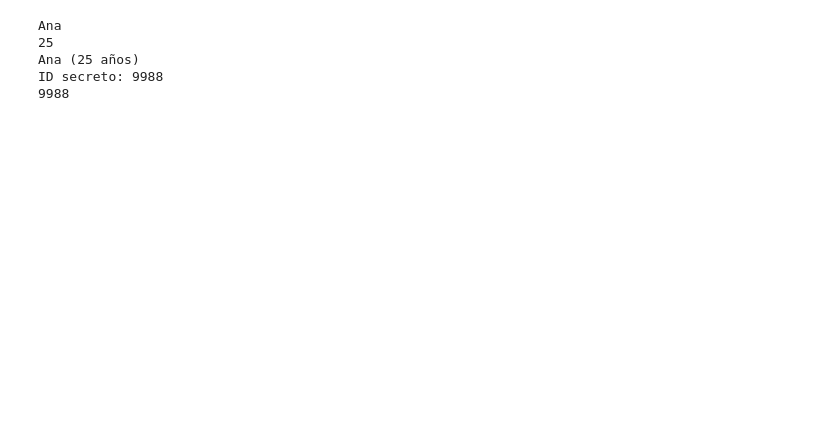
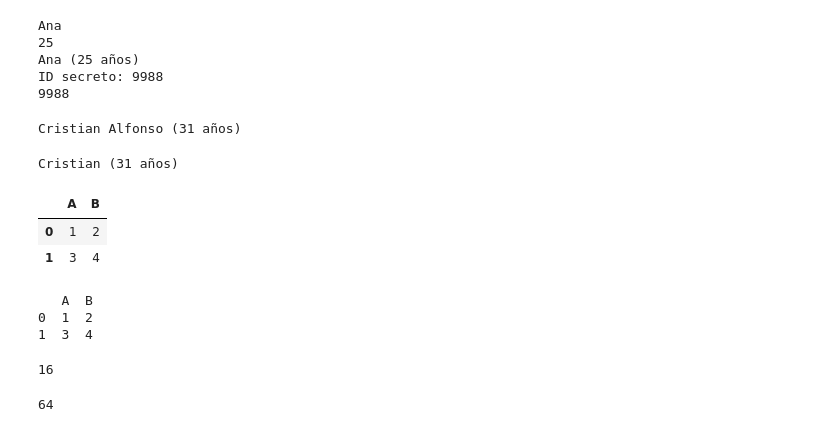
Before and after one commit to craljimenez/UdeA, a Jupyter notebook: 2598511_InformaticaI/03_04_Introduccion_a_python.ipynb, the cells around one changed output. Saved outputs shown, nothing was run; the diff lists cells and outputs as text; code cells hidden in the pictures; blank space fills up the shorter version.

```diff
--- a/2598511_InformaticaI/03_04_Introduccion_a_python.ipynb
+++ b/2598511_InformaticaI/03_04_Introduccion_a_python.ipynb
@@ -2667,3 +2867,42 @@ Ana
 Ana (25 años)
 ID secreto: 9988
 9988
+# %%
+p1 = Persona("Cristian Alfonso",31,1055)
+print(p1)
+# %% [output]
+Cristian Alfonso (31 años)
+# %%
+p1 = Persona("Cristian",31,456451)
+print(p1)
+# %% [output]
+Cristian (31 años)
+# %%
+import pandas as pd
+
+df = pd.DataFrame([[1,2],[3,4]])
+# %%
+df.columns = ["A","B"]
+# %%
+df
+# %% [output]
+|  | A | B |
+| 0 | 1 | 2 |
+| 1 | 3 | 4 |
+# %%
+print(df)
+# %% [output]
+   A  B
+0  1  2
+1  3  4
+# %%
+class cuadrado:
+    def __init__(self,l):
+        self.l = l
+    def area(self):
+        return self.l**2
+
+c1 = cuadrado(4)
+c1.area()
+# %% [output]
+16
@@ -2669,0 +2918,4 @@ ID secreto: 9988
+# %%
+cubo1.volumen()
+# %% [output]
+64
```
Also changed, not shown: parts of 49 cells of this notebook.
